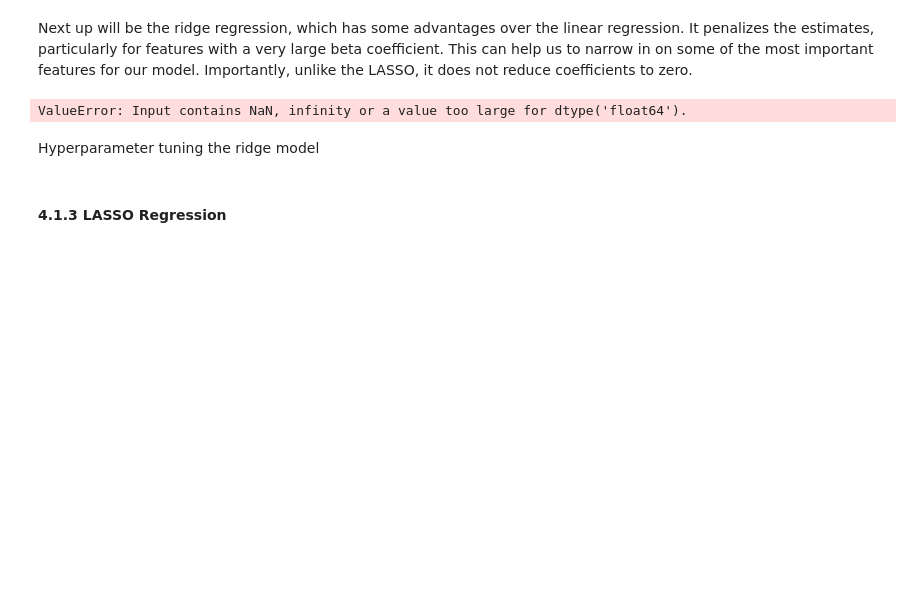
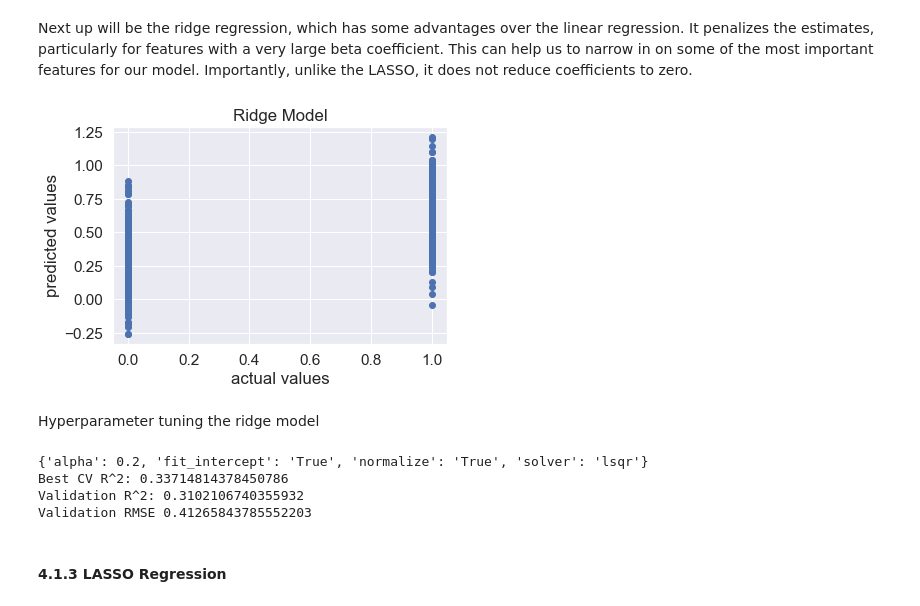
Before and after one commit to shrutibathia/CSS_Project2_Team2_Fall2020, a Jupyter notebook: Project2.ipynb, the cells around one changed output. Drawn from its saved outputs; the diff is of its cells as text; code cells hidden in the pictures; blank space fills up the shorter version.

```diff
--- a/Project2.ipynb
+++ b/Project2.ipynb
@@ -279,20 +291,20 @@ Next up will be the ridge regression, which has some advantages over the linear
 # %%
 # make and fit a Ridge regression model
 ridge_reg = Ridge()
-ridge_model = ridge_reg.fit(X_train, y_train)
+ridge_model = ridge_reg.fit(X_train.drop('CountyFIPS', axis=1), y_train)
 ridge_reg_data = pd.DataFrame([ridge_model.coef_, X.columns]).T
 ridge_reg_data.columns = ['Coefficient', 'Feature']
 
 # use the model to make predictions
-ridge_pred = ridge_model.predict(X_validate)
+ridge_pred = ridge_model.predict(X_validate.drop('CountyFIPS', axis=1))
 
 # plot the predictions
 plt.scatter(y_validate, ridge_pred)
 plt.title('Ridge Model')
 plt.xlabel('actual values')
 plt.ylabel('predicted values')
 plt.show()
 # %% [output]
-ValueError: Input contains NaN, infinity or a value too large for dtype('float64').
+[figure, added]
 # %% [markdown]
 Hyperparameter tuning the ridge model
@@ -299,19 +315,26 @@ Hyperparameter tuning the ridge model
 # %%
+from sklearn.model_selection import GridSearchCV
+
 param_grid = {'alpha': np.arange(.1, 1, .1),
                'normalize': ['True', 'False'],
              'fit_intercept': ['True', 'False'],
              'solver': ['auto', 'svd', 'cholesky', 'lsqr']}
 
 ridge_grid_reg = GridSearchCV(ridge_reg, param_grid, cv=3, iid=False)
-ridge_grid_reg.fit(X_train, y_train)
+ridge_grid_reg.fit(X_train.drop('CountyFIPS', axis=1), y_train)
 
 best_index = np.argmax(ridge_grid_reg.cv_results_["mean_test_score"])
-best_ridge_pred = ridge_grid_reg.best_estimator_.predict(X_validate)
+best_ridge_pred = ridge_grid_reg.best_estimator_.predict(X_validate.drop('CountyFIPS', axis=1))
 
 print(ridge_grid_reg.cv_results_["params"][best_index])
 print('Best CV R^2:', max(ridge_grid_reg.cv_results_["mean_test_score"]))
-print('Validation R^2:', ridge_grid_reg.score(X_validate, y_validate))
+print('Validation R^2:', ridge_grid_reg.score(X_validate.drop('CountyFIPS', axis=1), y_validate))
 print('Validation RMSE', rmse(best_ridge_pred, y_validate))
+# %% [output]
+{'alpha': 0.2, 'fit_intercept': 'True', 'normalize': 'True', 'solver': 'lsqr'}
+Best CV R^2: 0.33714814378450786
+Validation R^2: 0.3102106740355932
+Validation RMSE 0.41265843785552203
 # %% [markdown]
 #### 4.1.3 LASSO Regression
 # %% [markdown]
```
Also changed, not shown: parts of 19 cells of this notebook.
